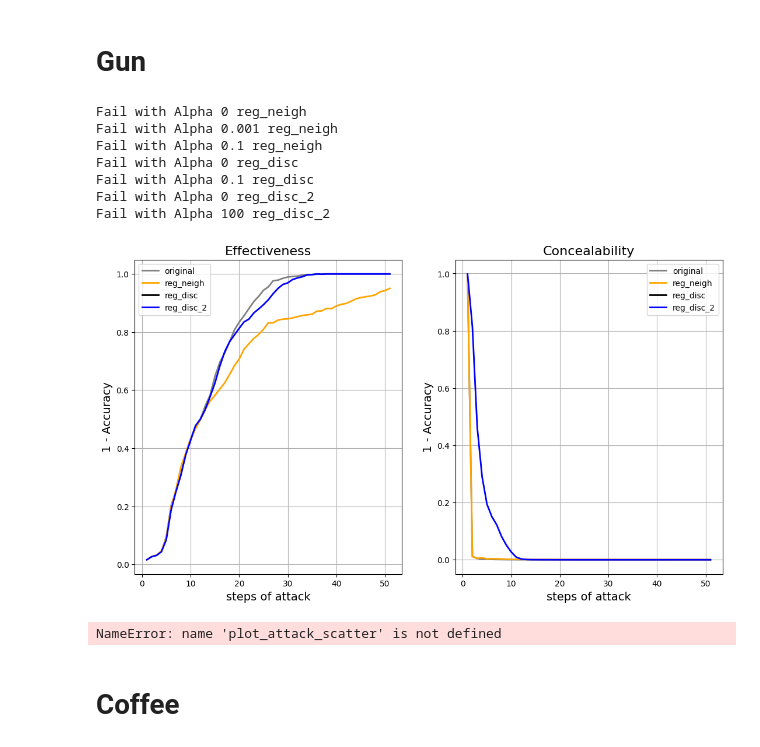
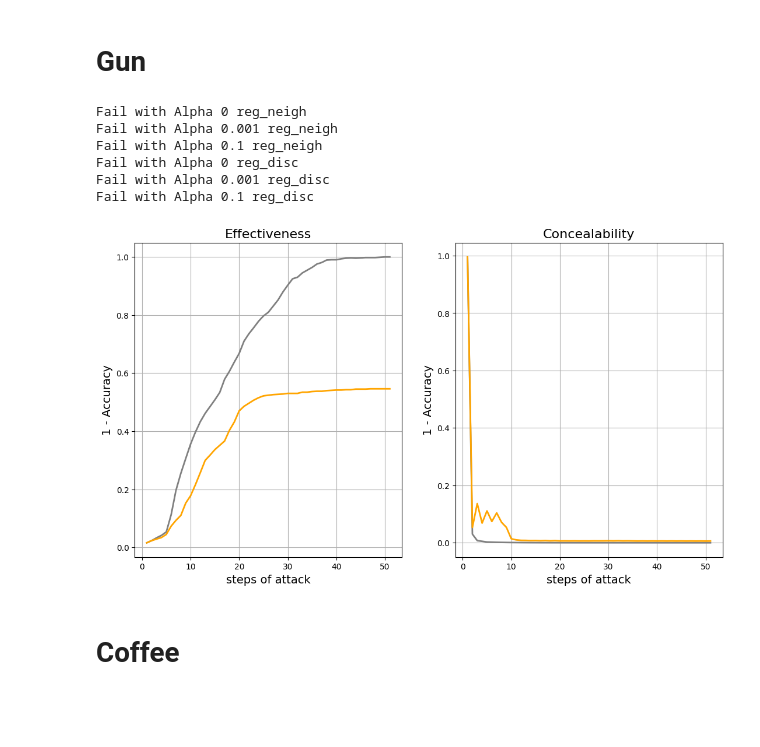
Before and after one commit to petrsokerin/Hidden_adversarial_attacks, a Jupyter notebook: notebooks/Vizual_reg_attack.ipynb, the cells around one changed output. Saved outputs shown, nothing was run; the diff lists cells and outputs as text; code cells hidden in the pictures; blank space fills up the shorter version.

```diff
--- a/notebooks/Vizual_reg_attack.ipynb
+++ b/notebooks/Vizual_reg_attack.ipynb
@@ -22,8 +31,9 @@ def load_data(name, path='results/Ford_A/Regular_Disc/Same_disc/', dataset='Ford
     df_all = pd.DataFrame()
 
     if 'original' not in name:
-        for alpha in [0, 0.001, 0.01, 0.03, 0.05, 0.07, 0.1, 1, 10, 100]:
+        for alpha in [0, 0.001, 0.01, 0.1, 1, 10, 100]:
             try:
+
                 df_loc = pd.read_csv(path + f'aa_res_{dataset}_{model_id}_alpha={alpha}.csv', index_col=0)
                 df_loc['method_attack'] = name
                 df_loc['alpha'] = alpha
@@ -762,82 +767,39 @@ plt.show()
 # Gun
 # %%
 dataset = 'GunPointOldVersusYoung'
-alpha = 0.01
-eps = 0.13 # [0.001, 0.0056, 0.0316, 0.1778, 1.0]
+alpha = 10
+eps = 0.1 # [0.001, 0.0056, 0.0316, 0.1778, 1.0]
 
 models_for_viz = {
     'original': (f'results/{dataset}/IFGSM/fgsm_attack/', 0),
     'reg_neigh': (f'results/{dataset}/IFGSM/fgsm_reg_attack/', 0),
     'reg_disc': (f'results/{dataset}/IFGSM/fgsm_disc_attack/', 0),
-    'reg_disc_2': (f'results/{dataset}/IFGSM/TEST3_fgsm_disc_attack/', 0),
     # 'ITER_1':('results/{dataset}/IFGSM/Regular_Disc/Diff_many_4/', 0),
     # 'ITER_2':('results/{dataset}/IFGSM/Regular_Disc/Disc_reg_iter_2_BIG_ALPHA/', 0),
     # 'ITER_3':('results/{dataset}/IFGSM/Regular_Disc/Disc_reg_iter_3/', 0),
     # 'best': ('results/{dataset}/IFGSM/Regular_Disc/Disc_reg_mixed_2_big/', 0),
     }
 
 
 style ={
     'original': {'linestyle':'solid', 'linewidth':2.0, 'color':'grey'},
     'reg_neigh': {'linestyle':'solid', 'linewidth':2.0, 'color':'orange'},
-    'reg_disc': {'linestyle':'solid', 'linewidth':2.0, 'color':'black'},
-    'reg_disc_2':{'linestyle':'solid', 'linewidth':2.0, 'color':'blue'},
+    'reg_disc_same': {'linestyle':'solid', 'linewidth':2.0, 'color':'black'},
+    'ITER_1':{'linestyle':'solid', 'linewidth':3.0, 'color':'blue'},
     'ITER_2':{'linestyle':'solid', 'linewidth':3.0, 'color':'green'},
     'ITER_3':{'linestyle':'solid', 'linewidth':3.0, 'color':'red'},
     'best': {'linestyle':'solid', 'linewidth':3.0, 'color':'purple'},
 }
 
-plot_attack(models_for_viz=models_for_viz, dataset=dataset, style=style, alpha=alpha, eps=eps, legend=True, inverse=True)
+plot_attack(models_for_viz=models_for_viz, dataset=dataset, style=style, alpha=alpha, eps=eps, legend=False, inverse=True)
 # %% [output]
 Fail with Alpha 0 reg_neigh
 Fail with Alpha 0.001 reg_neigh
 Fail with Alpha 0.1 reg_neigh
 Fail with Alpha 0 reg_disc
+Fail with Alpha 0.001 reg_disc
 Fail with Alpha 0.1 reg_disc
-Fail with Alpha 0 reg_disc_2
-Fail with Alpha 100 reg_disc_2
-[figure, old version]
+[figure, new version]
-# %%
-dataset = 'GunPointOldVersusYoung'
-alpha = 0.01
-eps = 0.07 # [0.001, 0.0056, 0.0316, 0.1778, 1.0]
-step = 40
-
-models_for_viz = {
-    'original': (f'results/{dataset}/IFGSM/fgsm_attack/', 0),
-    'reg_neigh': (f'results/{dataset}/IFGSM/fgsm_reg_attack/', 0),
-    'reg_disc': (f'results/{dataset}/IFGSM/fgsm_disc_attack/', 0),
-    'reg_disc_2': (f'results/{dataset}/IFGSM/TEST3_fgsm_disc_attack/', 0),
-    # 'ITER_1':('results/{dataset}/IFGSM/Regular_Disc/Diff_many_4/', 0),
-    # 'ITER_2':('results/{dataset}/IFGSM/Regular_Disc/Disc_reg_iter_2_BIG_ALPHA/', 0),
-    # 'ITER_3':('results/{dataset}/IFGSM/Regular_Disc/Disc_reg_iter_3/', 0),
-    # 'best': ('results/{dataset}/IFGSM/Regular_Disc/Disc_reg_mixed_2_big/', 0),
-    }
-
-
-style ={
-    'original': {'linestyle':'solid', 'linewidth':2.0, 'color':'grey'},
-    'reg_neigh': {'linestyle':'solid', 'linewidth':2.0, 'color':'orange'},
-    'reg_disc': {'linestyle':'solid', 'linewidth':2.0, 'color':'black'},
-    'reg_disc_2': {'linestyle':'solid', 'linewidth':2.0, 'color':'blue'},
-    'ITER_1':{'linestyle':'solid', 'linewidth':3.0, 'color':'blue'},
-    'ITER_2':{'linestyle':'solid', 'linewidth':3.0, 'color':'green'},
-    'ITER_3':{'linestyle':'solid', 'linewidth':3.0, 'color':'red'},
-    'best': {'linestyle':'solid', 'linewidth':3.0, 'color':'purple'},
-}
-
-plot_attack_scatter(
-    models_for_viz=models_for_viz,
-    dataset=dataset,
-    style=style,
-    step=step,
-    alpha=alpha,
-    eps=eps,
-    legend=True,
-    figsize=(10, 6.5)
-)
-# %% [output]
-NameError: name 'plot_attack_scatter' is not defined
 # %% [markdown]
 # Coffee
 # %%
```
Also changed, not shown: parts of 17 cells of this notebook, 17 other files.
